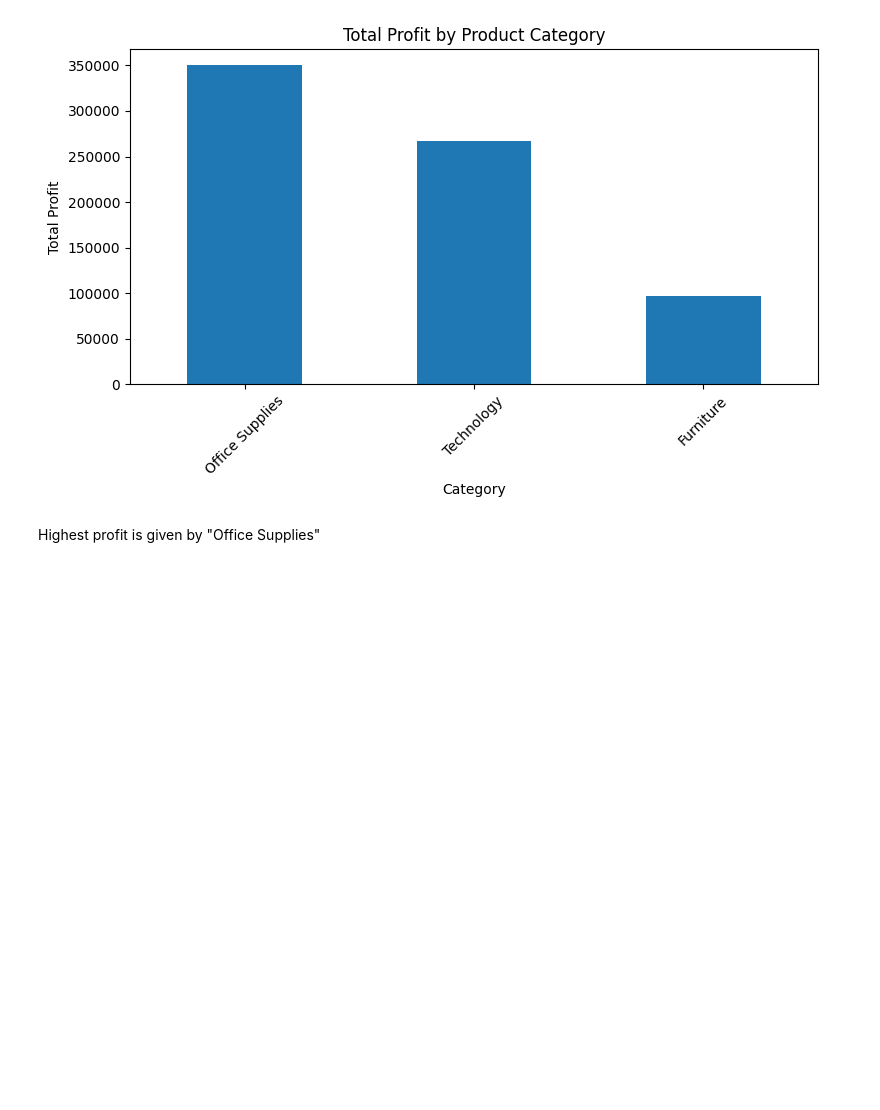
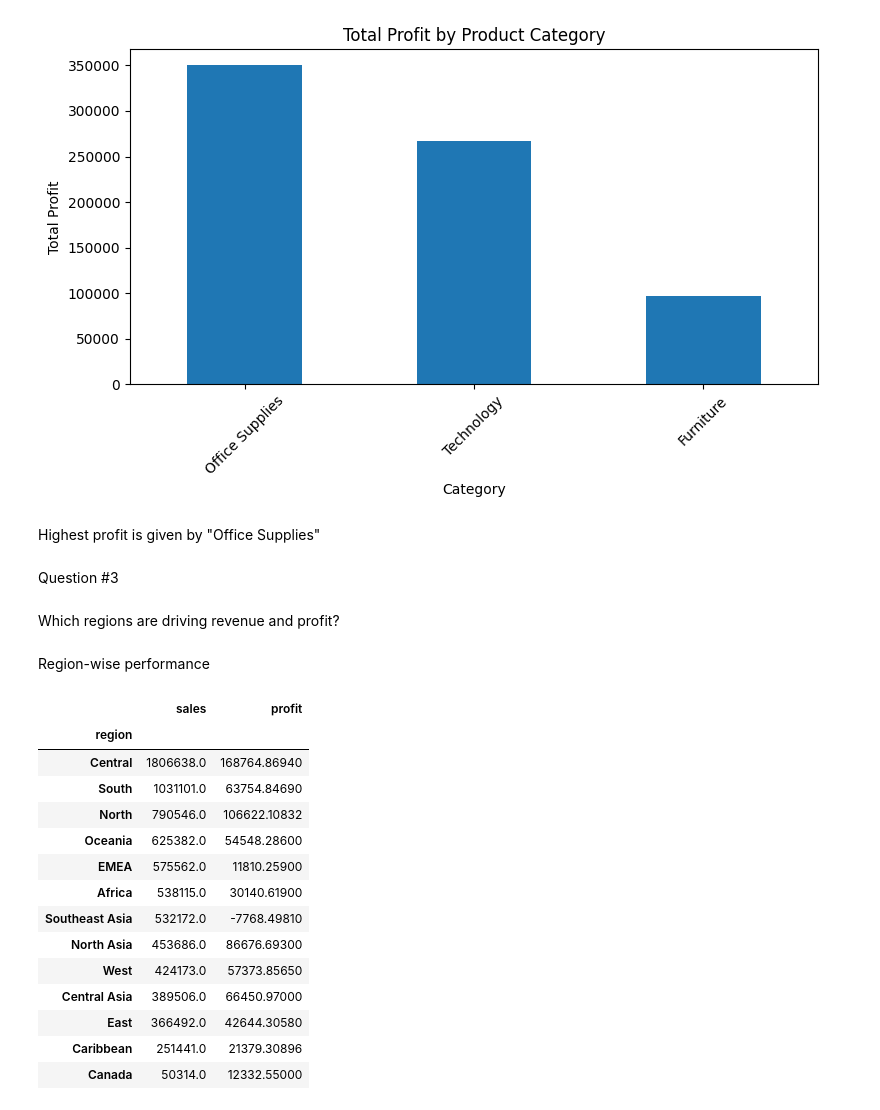
Before and after one commit to ayushbamaniya04-source/Business-Data-Analysis, a Jupyter notebook: notebook/analysis.ipynb, the cells around one changed output. Cells and saved outputs as stored; diff of their text form; code cells hidden in the pictures; blank space fills up the shorter version.

```diff
--- a/notebook/analysis.ipynb
+++ b/notebook/analysis.ipynb
@@ -292,3 +292,34 @@ plt.show()
 [figure]
 # %% [markdown]
 Highest profit is given by "Office Supplies"
+# %% [markdown]
+Question #3
+# %% [markdown]
+Which regions are driving revenue and profit?
+# %% [markdown]
+Region-wise performance
+# %%
+region_perf = (
+    raw_df
+    .groupby('region')[['sales', 'profit']]
+    .sum()
+    .sort_values(by='sales', ascending=False)
+)
+
+region_perf
+# %% [output]
+|  | sales | profit |
+| region |  |  |
+| Central | 1806638.0 | 168764.86940 |
+| South | 1031101.0 | 63754.84690 |
+| North | 790546.0 | 106622.10832 |
+| Oceania | 625382.0 | 54548.28600 |
+| EMEA | 575562.0 | 11810.25900 |
+| Africa | 538115.0 | 30140.61900 |
+| Southeast Asia | 532172.0 | -7768.49810 |
+| North Asia | 453686.0 | 86676.69300 |
+| West | 424173.0 | 57373.85650 |
+| Central Asia | 389506.0 | 66450.97000 |
+| East | 366492.0 | 42644.30580 |
+| Caribbean | 251441.0 | 21379.30896 |
+| Canada | 50314.0 | 12332.55000 |
```
Also changed, not shown: parts of 3 cells of this notebook, 1 other file.
